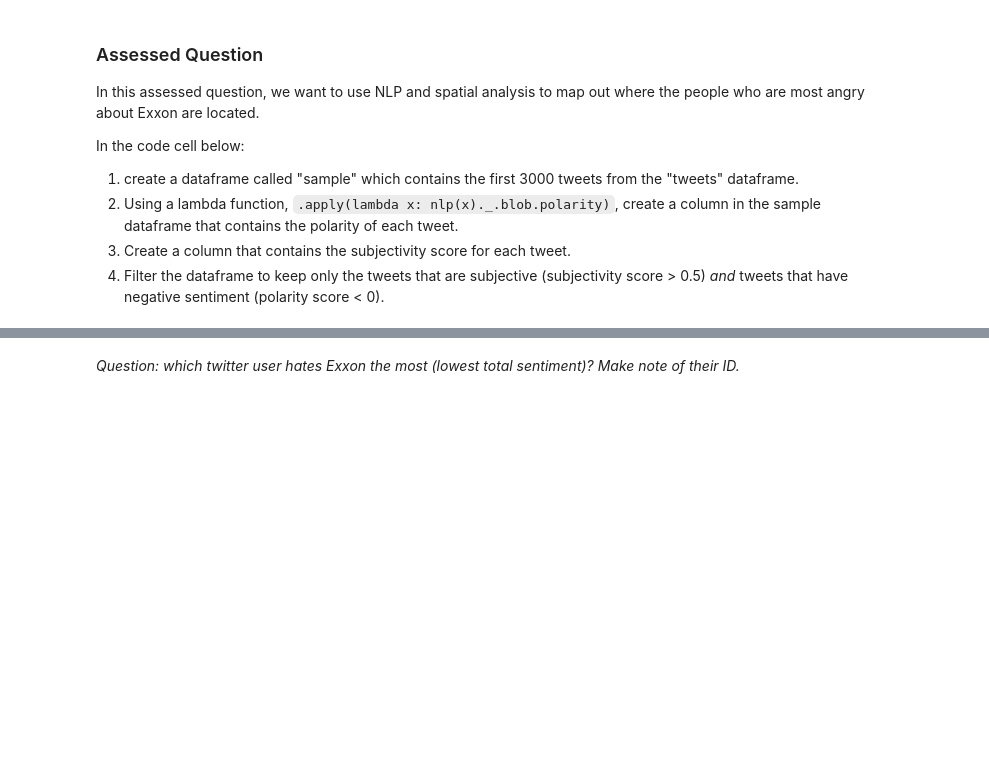
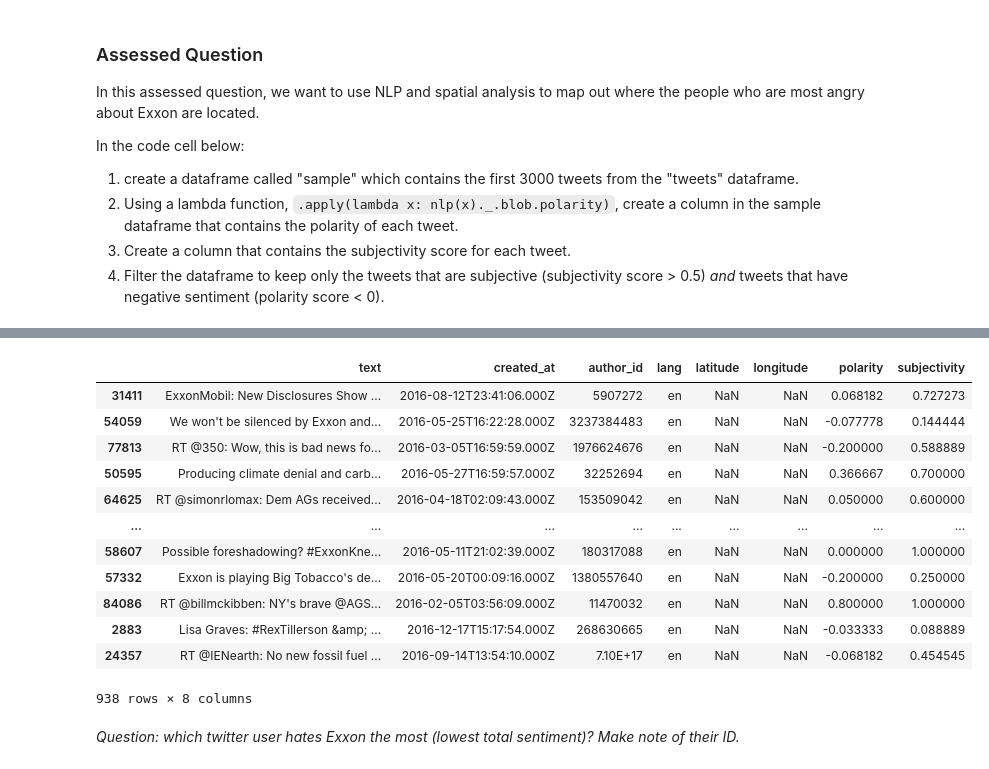
Before and after one commit to Trisken221/QM2, a Jupyter notebook: notebooks/W04. Natural Language Processing.ipynb, the cells around one changed output, grey strips where cells are left out. Drawn from its saved outputs; the diff is of its cells as text; code cells hidden in the pictures; blank space fills up the shorter version.

```diff
--- a/notebooks/W04. Natural Language Processing.ipynb
+++ b/notebooks/W04. Natural Language Processing.ipynb
@@ -638,2 +674,19 @@ In the code cell below:
+# %%
+filtered_sample = sample[(sample['subjectivity'] > 0.5)|(sample['polarity'] < 0)]
+filtered_sample
+# %% [output]
+|  | text | created_at | author_id | lang | latitude | longitude | polarity | subjectivity |
+| 31411 | ExxonMobil: New Disclosures Show ... | 2016-08-12T23:41:06.000Z | 5907272 | en | NaN | NaN | 0.068182 | 0.727273 |
+| 54059 | We won't be silenced by Exxon and... | 2016-05-25T16:22:28.000Z | 3237384483 | en | NaN | NaN | -0.077778 | 0.144444 |
+| 77813 | RT @350: Wow, this is bad news fo... | 2016-03-05T16:59:59.000Z | 1976624676 | en | NaN | NaN | -0.200000 | 0.588889 |
+| 50595 | Producing climate denial and carb... | 2016-05-27T16:59:57.000Z | 32252694 | en | NaN | NaN | 0.366667 | 0.700000 |
+| 64625 | RT @simonrlomax: Dem AGs received... | 2016-04-18T02:09:43.000Z | 153509042 | en | NaN | NaN | 0.050000 | 0.600000 |
+| ... | ... | ... | ... | ... | ... | ... | ... | ... |
+| 58607 | Possible foreshadowing? #ExxonKne... | 2016-05-11T21:02:39.000Z | 180317088 | en | NaN | NaN | 0.000000 | 1.000000 |
+| 57332 | Exxon is playing Big Tobacco's de... | 2016-05-20T00:09:16.000Z | 1380557640 | en | NaN | NaN | -0.200000 | 0.250000 |
+| 84086 | RT @billmckibben: NY's brave @AGS... | 2016-02-05T03:56:09.000Z | 11470032 | en | NaN | NaN | 0.800000 | 1.000000 |
+| 2883 | Lisa Graves: #RexTillerson &amp; ... | 2016-12-17T15:17:54.000Z | 268630665 | en | NaN | NaN | -0.033333 | 0.088889 |
+| 24357 | RT @IENearth: No new fossil fuel ... | 2016-09-14T13:54:10.000Z | 7.10E+17 | en | NaN | NaN | -0.068182 | 0.454545 |
+938 rows × 8 columns
 # %% [markdown]
 *Question: which twitter user hates Exxon the most (lowest total sentiment)? Make note of their ID.*
```
Also changed, not shown: parts of 2 cells of this notebook.
